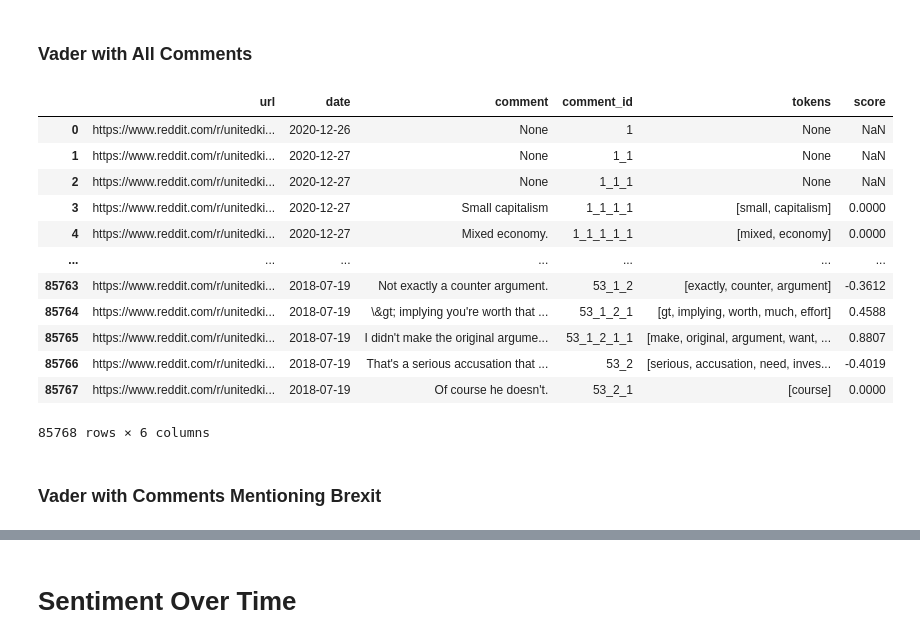
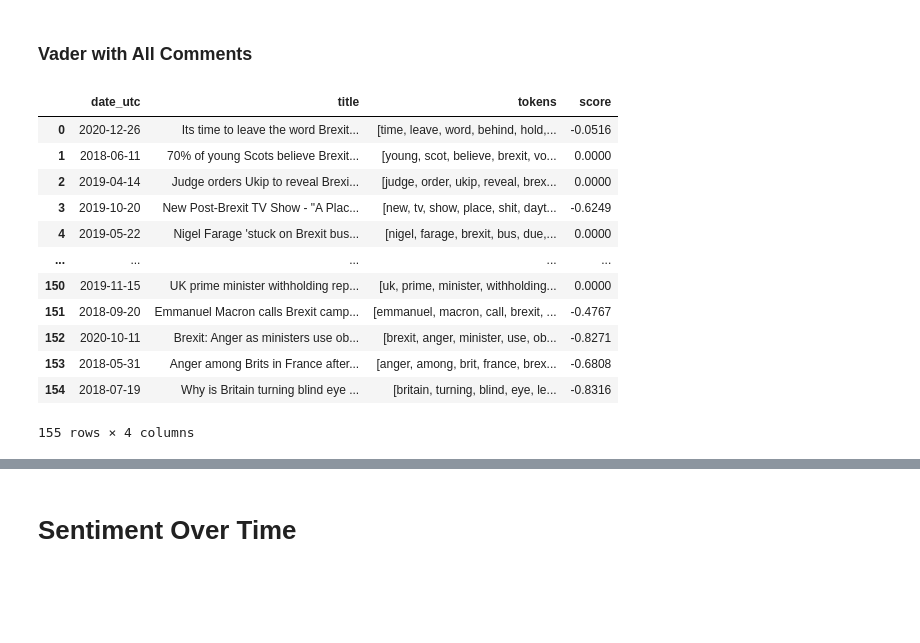
Before and after one commit to andrewtpei/Sentipedia, a Jupyter notebook: notebooks/NLTK_News.ipynb, the cells around one changed output, grey strips where cells are left out. Saved outputs shown, nothing was run; the diff lists cells and outputs as text; code cells hidden in the pictures; blank space fills up the shorter version.

```diff
--- a/notebooks/NLTK_News.ipynb
+++ b/notebooks/NLTK_News.ipynb
@@ -86,3 +57,6 @@ df_reddit_brexit['comment'].replace('[deleted]', None, inplace=True)
+# %%
+# dataframe with all news article on Brexit found in Reddit (data already cleaned)
+df_news = pd.read_csv('news_full.csv', usecols = ['date_utc', 'title'], error_bad_lines=False, sep=';')
 # %% [markdown]
 # Initializing NLTK Tools
 # %%
@@ -121,22 +95,20 @@ def get_score_nltk(tokens):
         return None
 # %%
 # apply functions to get sentiment scores
-df_reddit_full_nltk['tokens'] = df_reddit_full_nltk['comment'].apply(text_preprocess)
-df_reddit_full_nltk['score'] = df_reddit_full_nltk['tokens'].apply(get_score_nltk)
-df_reddit_full_nltk
+df_news['tokens'] = df_news['title'].apply(text_preprocess)
+df_news['score'] = df_news['tokens'].apply(get_score_nltk)
+df_news
 # %% [output]
-|  | url | date | comment | comment_id | tokens | score |
-| 0 | https://www.reddit.com/r/unitedki... | 2020-12-26 | None | 1 | None | NaN |
-| 1 | https://www.reddit.com/r/unitedki... | 2020-12-27 | None | 1_1 | None | NaN |
-| 2 | https://www.reddit.com/r/unitedki... | 2020-12-27 | None | 1_1_1 | None | NaN |
-| 3 | https://www.reddit.com/r/unitedki... | 2020-12-27 | Small capitalism | 1_1_1_1 | [small, capitalism] | 0.0000 |
-| 4 | https://www.reddit.com/r/unitedki... | 2020-12-27 | Mixed economy. | 1_1_1_1_1 | [mixed, economy] | 0.0000 |
-| ... | ... | ... | ... | ... | ... | ... |
-| 85763 | https://www.reddit.com/r/unitedki... | 2018-07-19 | Not exactly a counter argument. | 53_1_2 | [exactly, counter, argument] | -0.3612 |
-| 85764 | https://www.reddit.com/r/unitedki... | 2018-07-19 | \&gt; implying you're worth that ... | 53_1_2_1 | [gt, implying, worth, much, effort] | 0.4588 |
-| 85765 | https://www.reddit.com/r/unitedki... | 2018-07-19 | I didn't make the original argume... | 53_1_2_1_1 | [make, original, argument, want, ... | 0.8807 |
-| 85766 | https://www.reddit.com/r/unitedki... | 2018-07-19 | That's a serious accusation that ... | 53_2 | [serious, accusation, need, inves... | -0.4019 |
-| 85767 | https://www.reddit.com/r/unitedki... | 2018-07-19 | Of course he doesn't. | 53_2_1 | [course] | 0.0000 |
+|  | date_utc | title | tokens | score |
+| 0 | 2020-12-26 | Its time to leave the word Brexit... | [time, leave, word, behind, hold,... | -0.0516 |
+| 1 | 2018-06-11 | 70% of young Scots believe Brexit... | [young, scot, believe, brexit, vo... | 0.0000 |
+| 2 | 2019-04-14 | Judge orders Ukip to reveal Brexi... | [judge, order, ukip, reveal, brex... | 0.0000 |
+| 3 | 2019-10-20 | New Post-Brexit TV Show - "A Plac... | [new, tv, show, place, shit, dayt... | -0.6249 |
+| 4 | 2019-05-22 | Nigel Farage 'stuck on Brexit bus... | [nigel, farage, brexit, bus, due,... | 0.0000 |
+| ... | ... | ... | ... | ... |
+| 150 | 2019-11-15 | UK prime minister withholding rep... | [uk, prime, minister, withholding... | 0.0000 |
+| 151 | 2018-09-20 | Emmanuel Macron calls Brexit camp... | [emmanuel, macron, call, brexit, ... | -0.4767 |
+| 152 | 2020-10-11 | Brexit: Anger as ministers use ob... | [brexit, anger, minister, use, ob... | -0.8271 |
+| 153 | 2018-05-31 | Anger among Brits in France after... | [anger, among, brit, france, brex... | -0.6808 |
+| 154 | 2018-07-19 | Why is Britain turning blind eye ... | [britain, turning, blind, eye, le... | -0.8316 |
-85768 rows × 6 columns
+155 rows × 4 columns
-# %% [markdown]
-### Vader with Comments Mentioning Brexit
```
Also changed, not shown: parts of 18 cells of this notebook, 6 other files.
